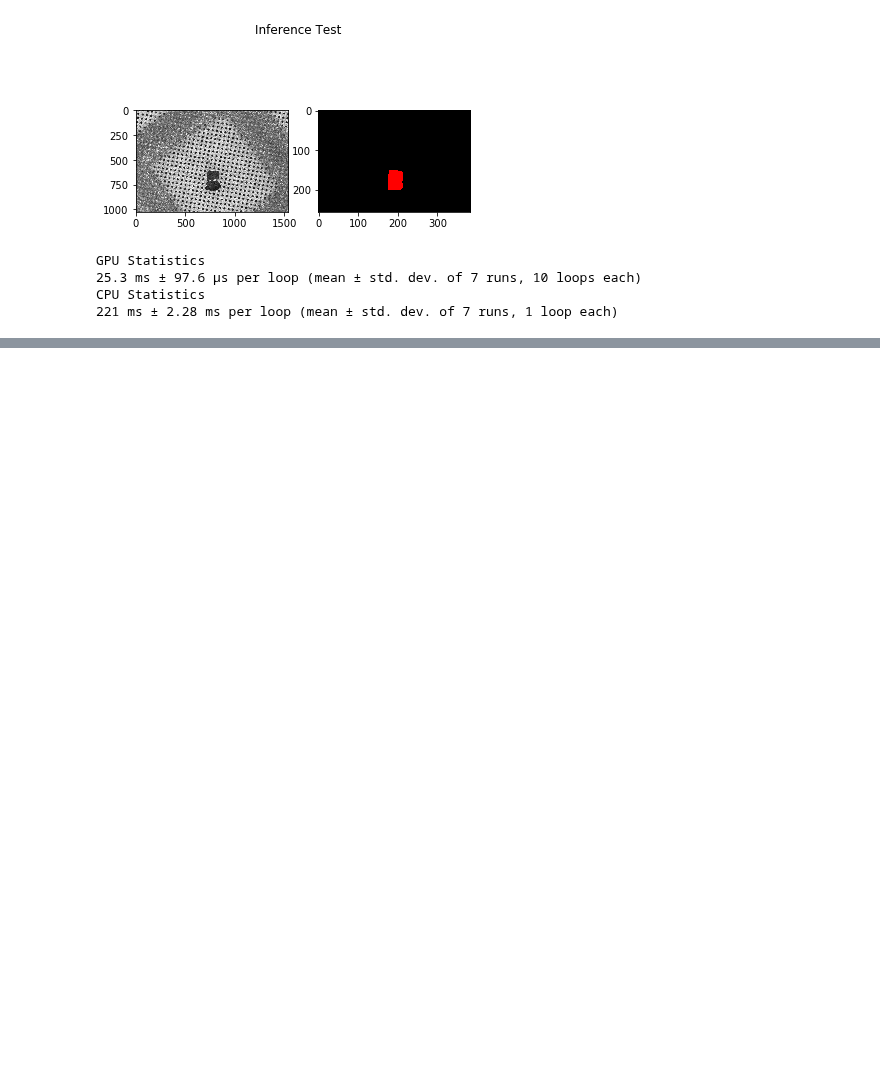
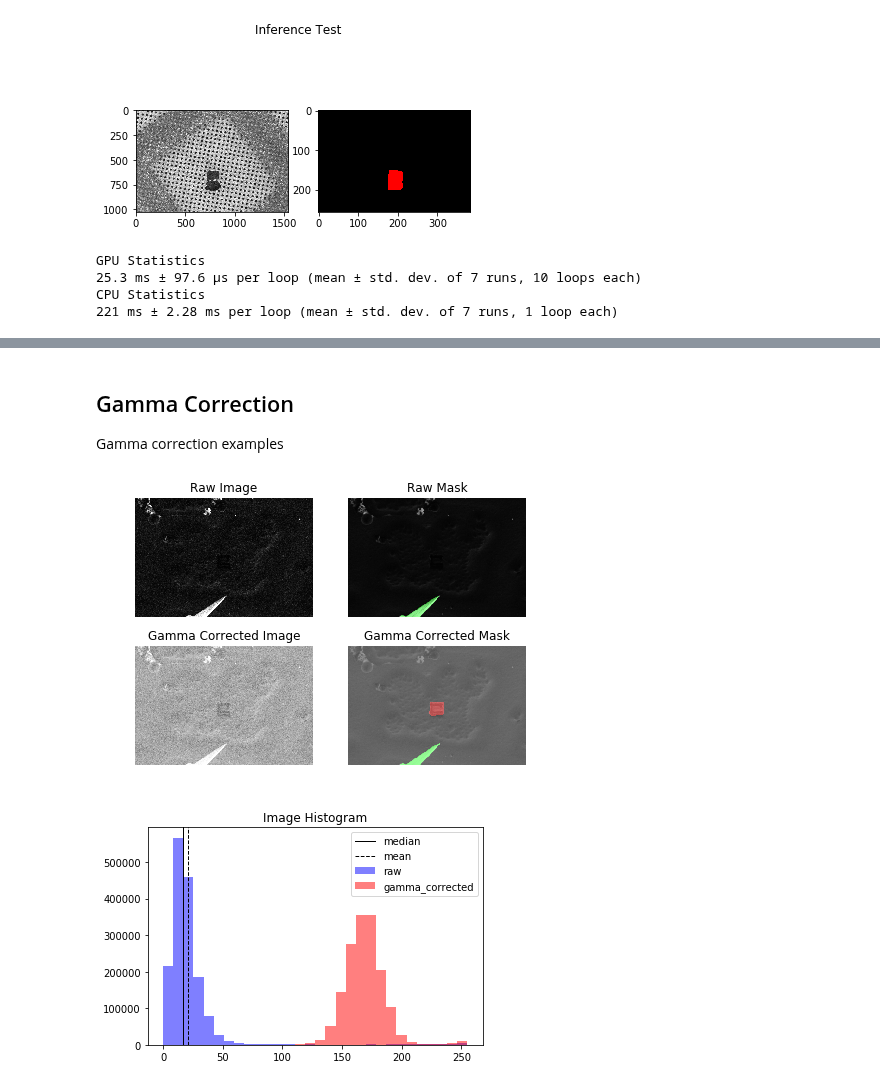
Before and after one commit to Phaips/autoliftout, a Jupyter notebook: liftout/tools/model_notebook.ipynb, the cells around one changed output, grey strips where cells are left out. Cells and saved outputs as stored; diff of their text form; code cells hidden in the pictures; blank space fills up the shorter version.

Commit message:
images, stats for paper

```diff
--- a/liftout/tools/model_notebook.ipynb
+++ b/liftout/tools/model_notebook.ipynb
@@ -58,0 +85,61 @@ CPU Statistics
+# %% [markdown]
+## Gamma Correction
+Gamma correction examples
+# %%
+# load image from file
+fname = os.path.join(liftout_path, "tools", "gamma_example.tif")
+img = AdornedImage.load(fname)
+
+# model inference
+mask = detector.detection_model.model_inference(img.data)
+mask_overlay = detection.detection.draw_overlay(img.data, mask, show=False)
+
+# gamma corrected image
+min_gamma = settings["gamma"]["min_gamma"]
+max_gamma = settings["gamma"]["max_gamma"]
+scale_factor = settings["gamma"]["scale_factor"]
+threshold = settings["gamma"]["threshold"]
+gamma_img = acquire.gamma_correction(img, min_gamma, max_gamma, scale_factor, threshold)
+
+# gamma corected detection
+gamma_mask = detector.detection_model.model_inference(gamma_img.data)
+
+gamma_overlay = detection.detection.draw_overlay(gamma_img.data, gamma_mask, show=False)
+
+
+fig, ax = plt.subplots(2, 2, figsize=(7, 5))
+plt.axis("off")
+ax[0, 0].set_title("Raw Image")
+ax[0, 0].imshow(img.data, cmap="gray")
+ax[0, 0].axis("off")
+
+ax[0, 1].set_title("Raw Mask")
+ax[0, 1].imshow(mask_overlay)
+ax[0, 1].axis("off")
+
+
+ax[1, 0].set_title("Gamma Corrected Image")
+ax[1, 0].imshow(gamma_img.data, cmap="gray")
+ax[1, 0].axis("off")
+
+ax[1, 1].set_title("Gamma Corrected Mask")
+ax[1, 1].imshow(gamma_overlay)
+ax[1, 1].axis("off")
+
+plt.show()
+
+""" Gamma Corrected Image Histogram"""
+bins = 30
+bin_counts, bin_edges = np.histogram(img.data, bins)
+fig = plt.Figure(figsize=(10, 5))
+plt.title("Image Histogram")
+plt.hist(img.data.ravel(), bins, color="blue", label="raw", alpha=0.5)
+plt.hist(gamma_img.data.ravel(), bins, color="red", label="gamma_corrected", alpha=0.5)
+plt.axvline(np.median(img.data), color='k', linestyle='solid', linewidth=1, label = "median")
+plt.axvline(np.mean(img.data), color='k', linestyle='dashed', linewidth=1, label="mean")
+plt.legend(loc="best")
+
+plt.show()
+# %% [output]
+[figure, added]
+[figure, added]
```
Also changed, not shown: parts of 5 cells of this notebook, 1 other file.
